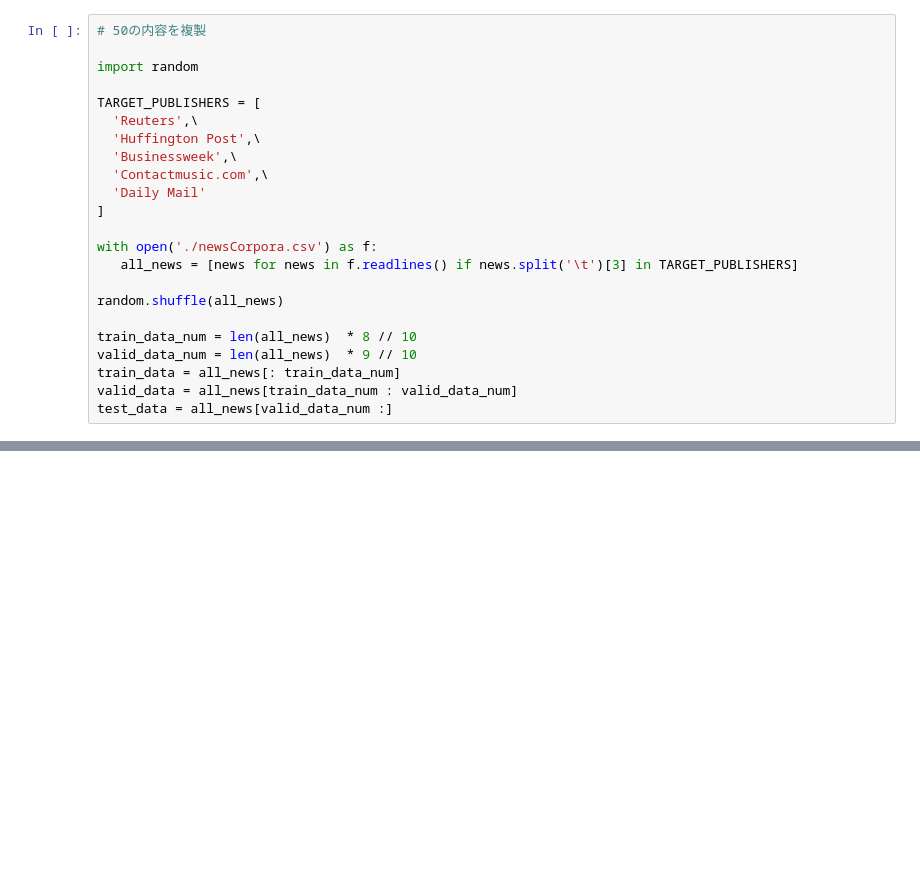
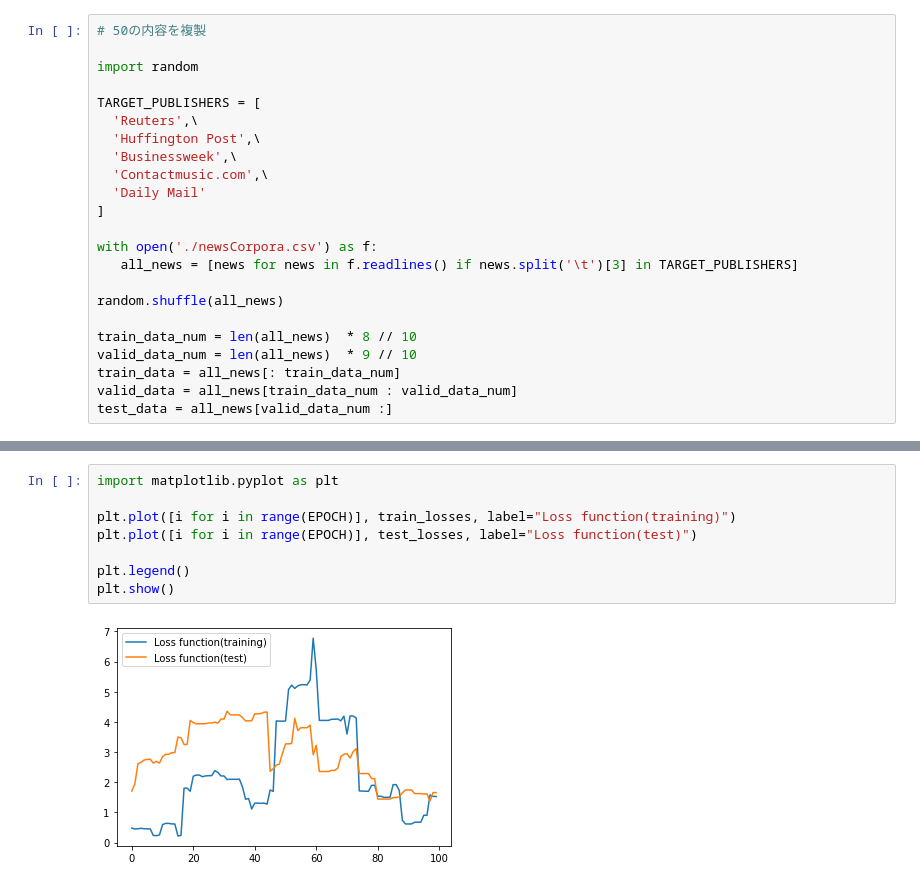
Before and after one commit to paotabetai/NLP100, a Jupyter notebook: C8_Neural_networks.ipynb, the cells around one changed output, grey strips where cells are left out. Saved outputs shown, nothing was run; the diff lists cells and outputs as text; blank space fills up the shorter version.

```diff
--- a/C8_Neural_networks.ipynb
+++ b/C8_Neural_networks.ipynb
@@ -356,0 +593,10 @@ plt.show()
+# %%
+import matplotlib.pyplot as plt
+
+plt.plot([i for i in range(EPOCH)], train_losses, label="Loss function(training)")
+plt.plot([i for i in range(EPOCH)], test_losses, label="Loss function(test)")
+
+plt.legend()
+plt.show()
+# %% [output]
+[figure, added]
```
Also changed, not shown: parts of 19 cells of this notebook.
